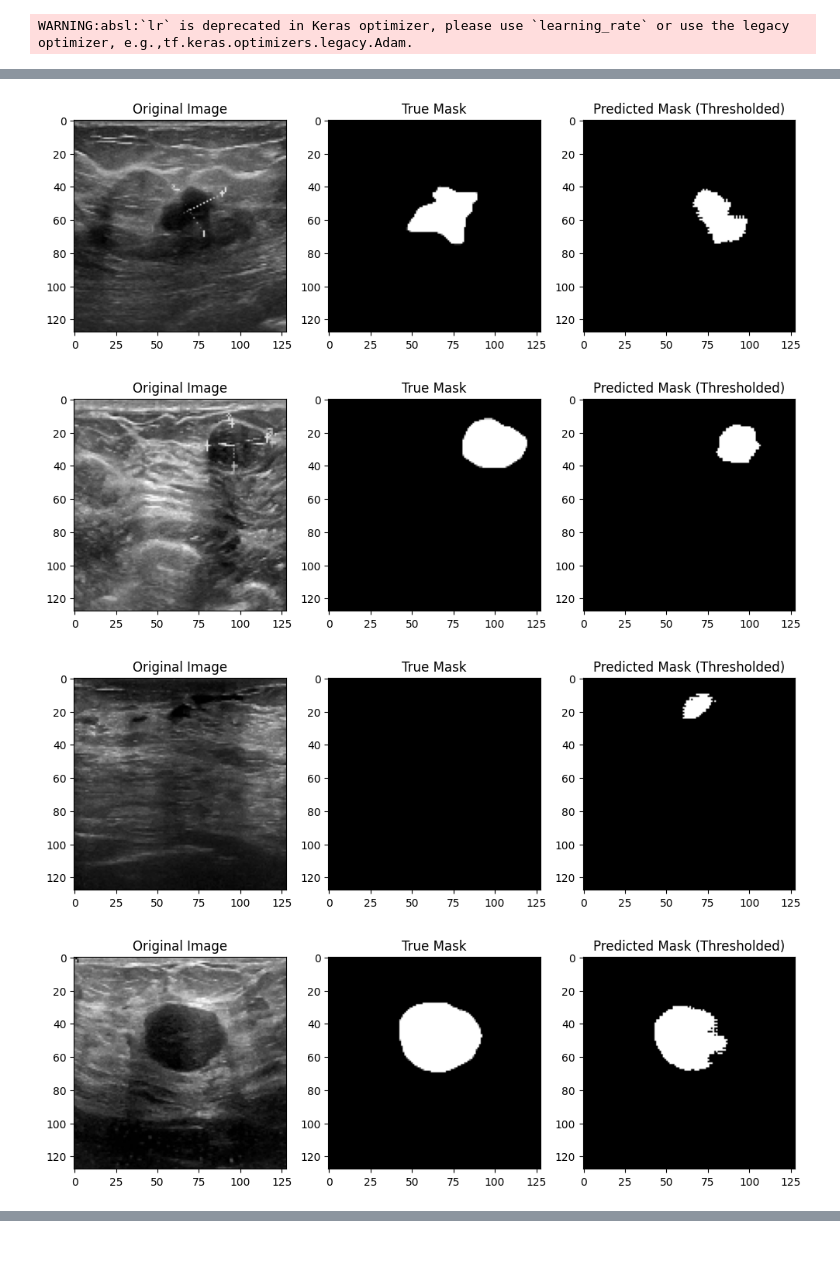
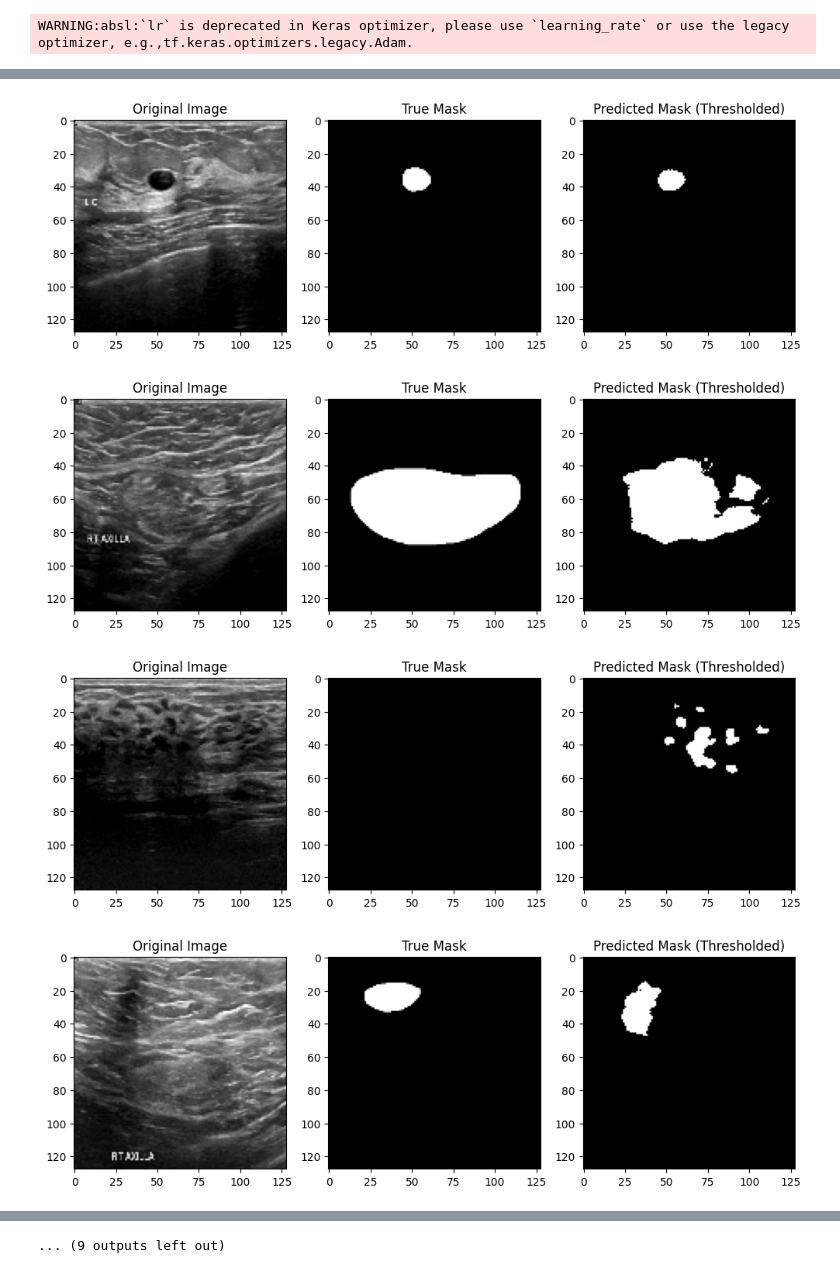
Before and after one commit to leoiba3/CNN-ImageAnomalyDetection, a Jupyter notebook: v1_BreastImageAnomaly.ipynb, the cells around one changed output, grey strips where cells are left out. Saved outputs shown, nothing was run; the diff lists cells and outputs as text; code cells hidden in the pictures.

```diff
--- a/v1_BreastImageAnomaly.ipynb
+++ b/v1_BreastImageAnomaly.ipynb
@@ -33,15 +33,13 @@ def load_data(normal_data, malignant_data, benign_data):
                 if not mask_paths:  # If no masks are found for the image
                     mask_combined = np.zeros((128, 128))  # Create an empty mask
                 else:
-                    mask_combined = None
-
+                    masks_combined = []
                     for mask_path in mask_paths:
                         mask = cv2.imread(mask_path, 0)
                         mask = cv2.resize(mask, (128, 128))
-                        if mask_combined is None:
-                            mask_combined = mask
-                        else:
-                            mask_combined = np.maximum(mask_combined, mask)
+                        masks_combined.append(mask)
+
+                    mask_combined = np.maximum.reduce(masks_combined)
 
                 images.append(img)
                 labels.append(label)
@@ -137,6 +135,6 @@ unet = unet_model()
 WARNING:absl:`lr` is deprecated in Keras optimizer, please use `learning_rate` or use the legacy optimizer, e.g.,tf.keras.optimizers.legacy.Adam.
 # %%
 model = unet_model()
-history = model.fit(train_images, train_masks, batch_size=32, epochs=20, validation_split=0.15)
+history = model.fit(train_images, train_masks, batch_size=32, epochs=30, validation_split=0.15)
 # %% [output]
 WARNING:absl:`lr` is deprecated in Keras optimizer, please use `learning_rate` or use the legacy optimizer, e.g.,tf.keras.optimizers.legacy.Adam.
@@ -166,11 +164,11 @@ Test Loss: 0.1358841508626938, Test Accuracy: 0.948718249797821
 # %%
 # Predict masks for some test images
-n_samples = 10
-sample_images = test_images[:n_samples]
+n_samples = 20
+sample_images = test_images[n_samples:]
 predicted_masks = model.predict(sample_images)
 
 # Apply threshold
-threshold = 0.7  # 65%
+threshold = 0.65  # 65%
 predicted_masks_thresholded = (predicted_masks > threshold).astype(int)
 
 # Plot the results with thresholding
@@ -182,7 +180,7 @@ for i in range(n_samples):
     plt.title('Original Image')
 
     plt.subplot(1, 3, 2)
-    plt.imshow(test_masks[i].squeeze(), cmap='gray')
+    plt.imshow(test_masks[n_samples + i].squeeze(), cmap='gray')
     plt.title('True Mask')
 
     plt.subplot(1, 3, 3)
@@ -195,4 +193,4 @@ for i in range(n_samples):
-[figure, old version]
+[figure, new version]
-[figure, old version]
+[figure, new version]
-[figure, old version]
+[figure, new version]
-[figure, old version]
+[figure, new version]
@@ -204,0 +204 @@ for i in range(n_samples):
+... (9 outputs left out)
```
Also changed, not shown: parts of 3 cells of this notebook.
